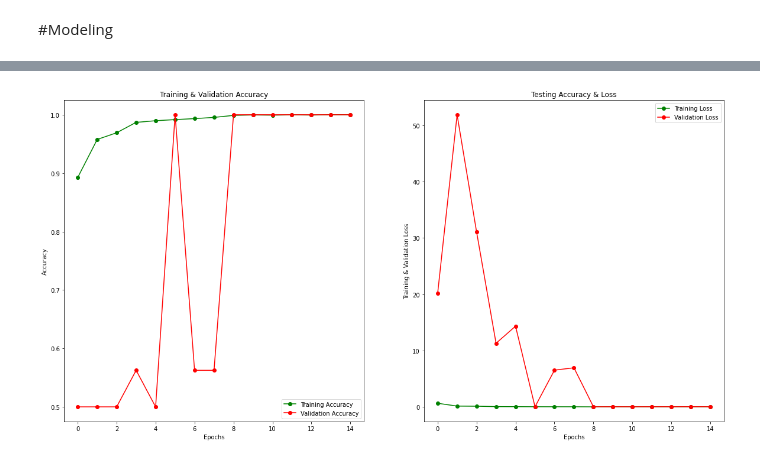
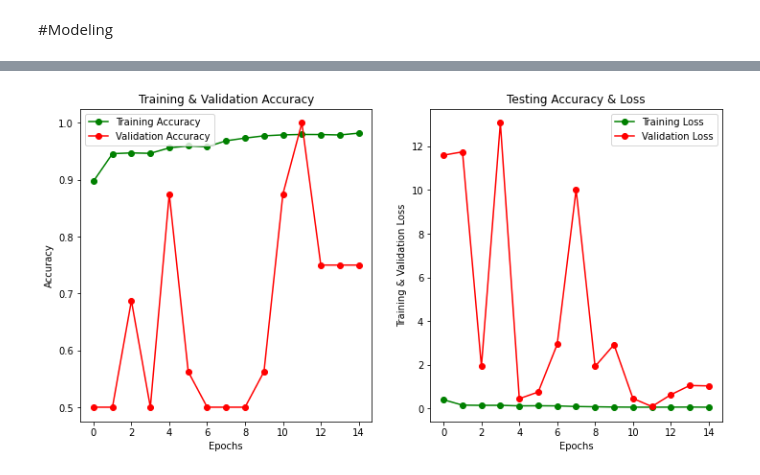
Before and after one commit to katehee/pneumonia-detection-in-X-ray-images, a Jupyter notebook: pneumonia.ipynb, the cells around one changed output, grey strips where cells are left out. Drawn from its saved outputs; the diff is of its cells as text; code cells hidden in the pictures.

```diff
--- a/pneumonia.ipynb
+++ b/pneumonia.ipynb
@@ -90,6 +85,10 @@ x_test = x_test.reshape(-1, img_size, img_size, 1)
 y_test = np.array(y_test)
 # %%
-datagen = ImageDataGenerator(
+epoch_size = 15
+batch_size = 32
+
+train_datagen = ImageDataGenerator(
+        rescale=1.0/255,
         featurewise_center=False,  # set input mean to 0 over the dataset
         samplewise_center=False,  # set each sample mean to 0
         featurewise_std_normalization=False,  # divide inputs by std of the dataset
@@ -100,15 +99,19 @@ datagen = ImageDataGenerator(
         width_shift_range=0.1,  # randomly shift images horizontally (fraction of total width)
         height_shift_range=0.1)  # randomly shift images vertically (fraction of total height)
 
-null_datagen = ImageDataGenerator()
+test_datagen = ImageDataGenerator(rescale=1.0/255)
+
+train_generator = train_datagen.flow(x_train, y_train, batch_size=batch_size)
+valid_generator = train_datagen.flow(x_val, y_val, batch_size=batch_size)
+test_generator = test_datagen.flow(x_test, y_test, batch_size=1)
 # %%
 #augmented images of a sample image
 fig, axes = plt.subplots(1,6,figsize=(15,15))
 axes[0].imshow(x_train[0][:,:,0], cmap='gray') #first image in the training set (original: non-augmented)
 for i in range(5): #display five generated augmented images
-  sample, label = datagen.flow(x_train[:1], y_train[:1]).__getitem__(0)
+  sample, label = train_datagen.flow(x_train[:1], y_train[:1]).__getitem__(0)
   for img in sample:
     axes[i+1].imshow(img[:,:,0], cmap='gray')
-print(label)
+print("class: ", categories[label[0]])
 # %% [output]
 [0]
@@ -122,7 +125,7 @@ def create_plot(history, epoch_size):
     train_loss = history.history['loss']
     val_acc = history.history['val_accuracy']
     val_loss = history.history['val_loss']
-    fig.set_size_inches(20,10)
+    fig.set_size_inches(12,6)
 
     ax[0].plot(epochs , train_acc , 'go-' , label = 'Training Accuracy')
     ax[0].plot(epochs , val_acc , 'ro-' , label = 'Validation Accuracy')
@@ -198,7 +198,7 @@ def create_model():
     model.add(Dense(units = 128 , activation = 'relu'))
     model.add(Dropout(0.2))
     model.add(Dense(units = 1 , activation = 'sigmoid'))
-    model.compile(optimizer = "rmsprop" , loss = 'binary_crossentropy' , metrics = ['accuracy'])
+    model.compile(optimizer = "adam" , loss = 'binary_crossentropy' , metrics = ['accuracy'])
     return model
 # model.summary()
 learning_rate_reduction = ReduceLROnPlateau(monitor='val_accuracy', patience = 2, verbose=1, factor=0.3, min_lr=0.000001)
@@ -261,10 +261,10 @@ Accuracy of the model is -  89.58333134651184 %
 # %%
 #without augmentation
 model = create_model()
-history = model.fit(null_datagen.flow(x_train,y_train, batch_size = batch_size), epochs = epoch_size , validation_data = null_datagen.flow(x_val, y_val), callbacks = [learning_rate_reduction])
-
-print("Loss of the model is - " , model.evaluate(x_test,y_test)[0])
-print("Accuracy of the model is - " , model.evaluate(x_test,y_test)[1]*100 , "%")
+history = model.fit(train_generator, epochs = epoch_size , validation_data = valid_generator, callbacks = [learning_rate_reduction])
+score = model.evaluate(test_generator)
+print("Test loss: " , score[0])
+print("Test accuracy" , score[1])
 
 create_plot(history, epoch_size)
 # %% [output]
@@ -288 +288 @@ Accuracy of the model is -  74.35897588729858 %
-[figure, old version]
+[figure, new version]
```
Also changed, not shown: parts of 18 cells of this notebook.
